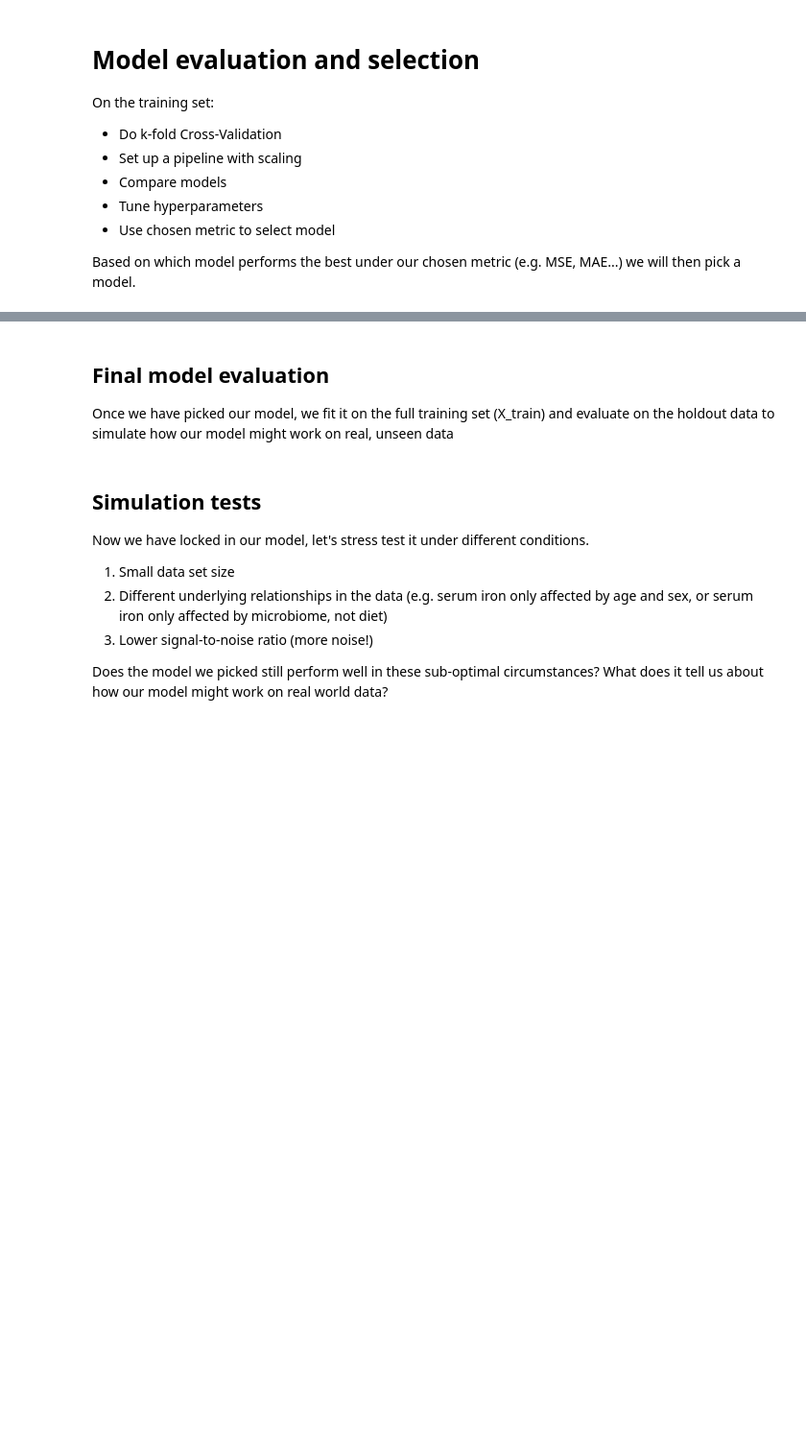
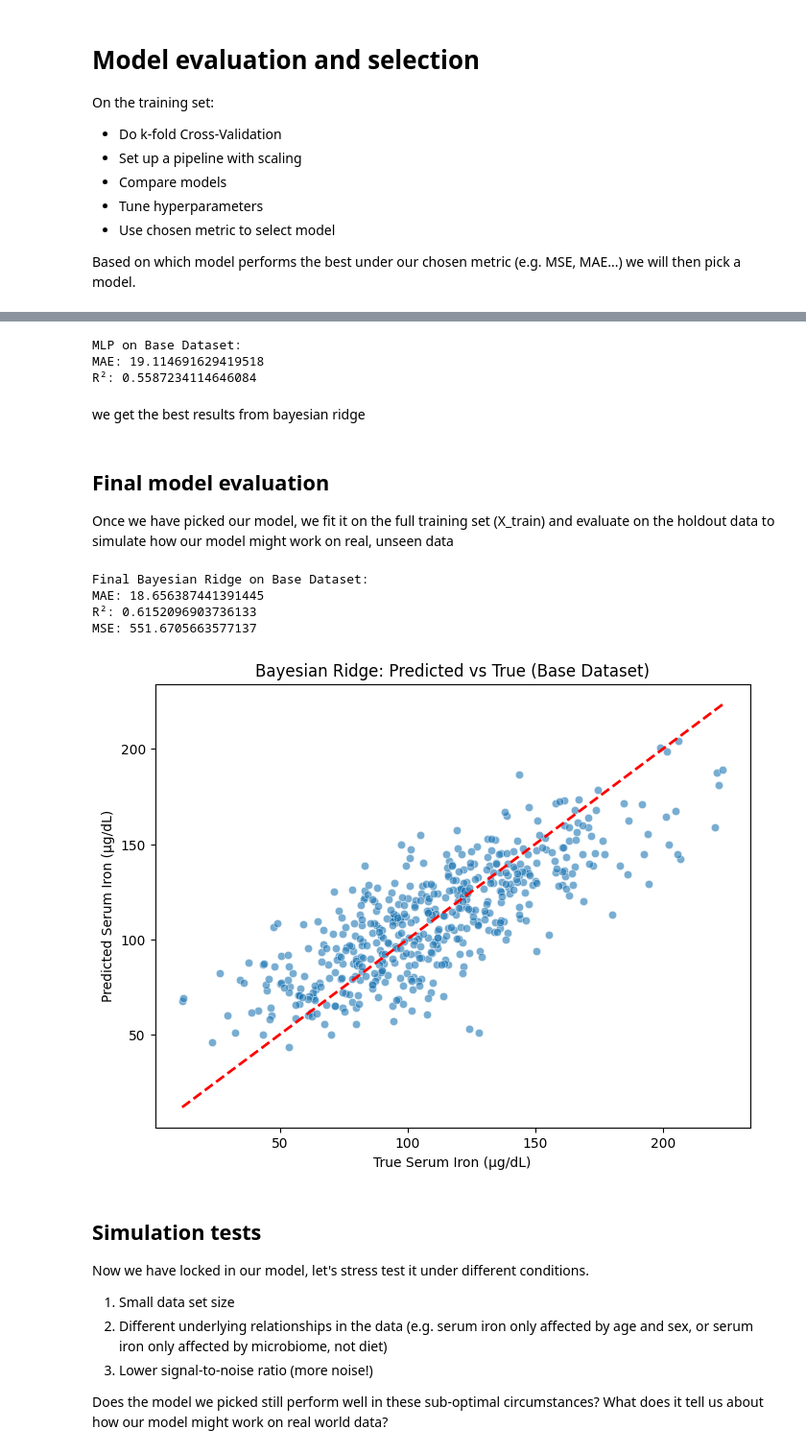
Before and after one commit to mariaponomarova/ML_project, a Jupyter notebook: experiments.ipynb, the cells around one changed output, grey strips where cells are left out. Shown at 96% size. Saved outputs shown, nothing was run; the diff lists cells and outputs as text; code cells hidden in the pictures; blank space fills up the shorter version.

Commit message:
testing the model

```diff
--- a/experiments.ipynb
+++ b/experiments.ipynb
@@ -104,9 +140,60 @@ Mean MAE: 18.534923418945016
+# %%
+mlp_base = MLPRegressor(
+    hidden_layer_sizes=(64, 32),
+    activation='relu',
+    solver='adam',
+    learning_rate='adaptive',
+    max_iter=2000,
+    random_state=42
+)
+mlp_base.fit(X_train_fold, y_train_fold)
+y_pred_mlp_base = mlp_base.predict(X_valid_fold)
+
+print("MLP on Base Dataset:")
+print("MAE:", mean_absolute_error(y_valid_fold, y_pred_mlp_base))
+print("R²:", r2_score(y_valid_fold, y_pred_mlp_base))
+# %% [output]
+MLP on Base Dataset:
+MAE: 19.114691629419518
+R²: 0.5587234114646084
+# %% [markdown]
+we get the best results from bayesian ridge
 # %% [markdown]
 ## Final model evaluation
 
 Once we have picked our model, we fit it on the full training set (X_train) and evaluate on the holdout data to simulate how our model might work on real, unseen data
 # %%
-# Here we evaluate our model on X_train, X_holdout, y_train, y_holdout
+# Final model
+final_model_base = make_pipeline(StandardScaler(), BayesianRidge())
+final_model_base.fit(X_train, y_train)
+
+# Predict on holdout
+y_pred_base = final_model_base.predict(X_holdout)
+
+# Metrics
+mae_base = mean_absolute_error(y_holdout, y_pred_base)
+r2_base = r2_score(y_holdout, y_pred_base)
+mse_base = mean_squared_error(y_holdout, y_pred_base)
+
+print("Final Bayesian Ridge on Base Dataset:")
+print("MAE:", mae_base)
+print("R²:", r2_base)
+print("MSE:", mse_base)
+
+# Plot predicted vs true
+plt.figure(figsize=(8,6))
+sns.scatterplot(x=y_holdout, y=y_pred_base, alpha=0.6)
+plt.plot([y_holdout.min(), y_holdout.max()], [y_holdout.min(), y_holdout.max()], 'r--', lw=2)
+plt.xlabel("True Serum Iron (µg/dL)")
+plt.ylabel("Predicted Serum Iron (µg/dL)")
+plt.title("Bayesian Ridge: Predicted vs True (Base Dataset)")
+plt.show()
+# %% [output]
+Final Bayesian Ridge on Base Dataset:
+MAE: 18.656387441391445
+R²: 0.6152096903736133
+MSE: 551.6705663577137
+[figure, added]
 # %% [markdown]
 ## Simulation tests
 
```
Also changed, not shown: parts of 20 cells of this notebook.
